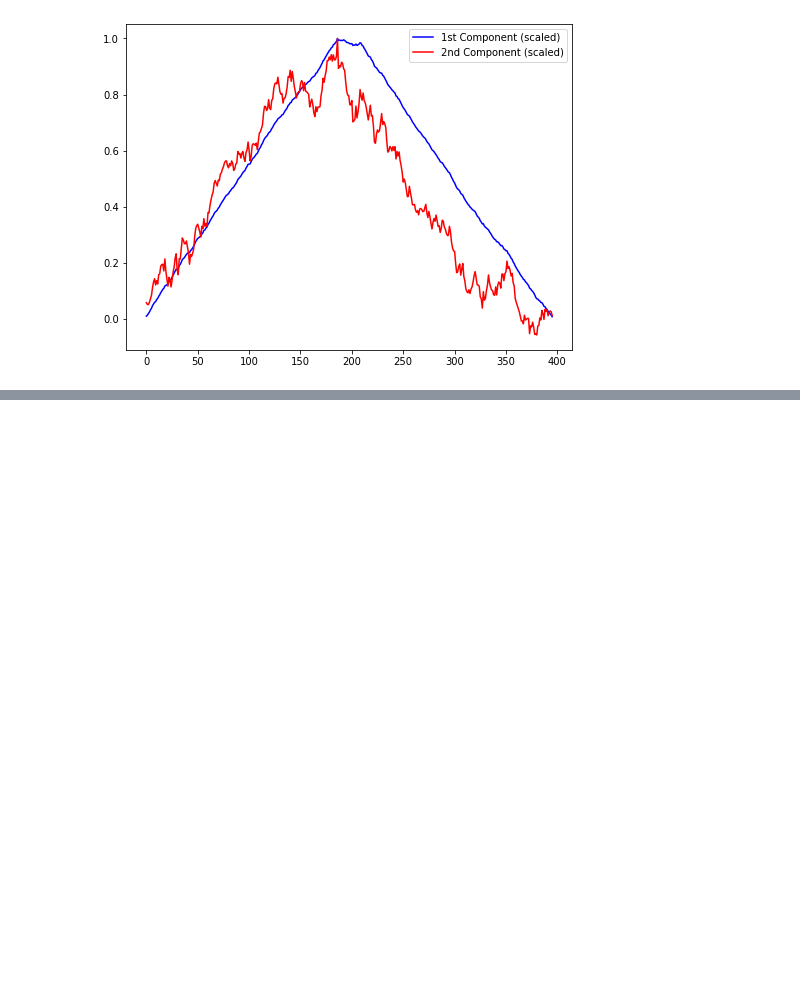
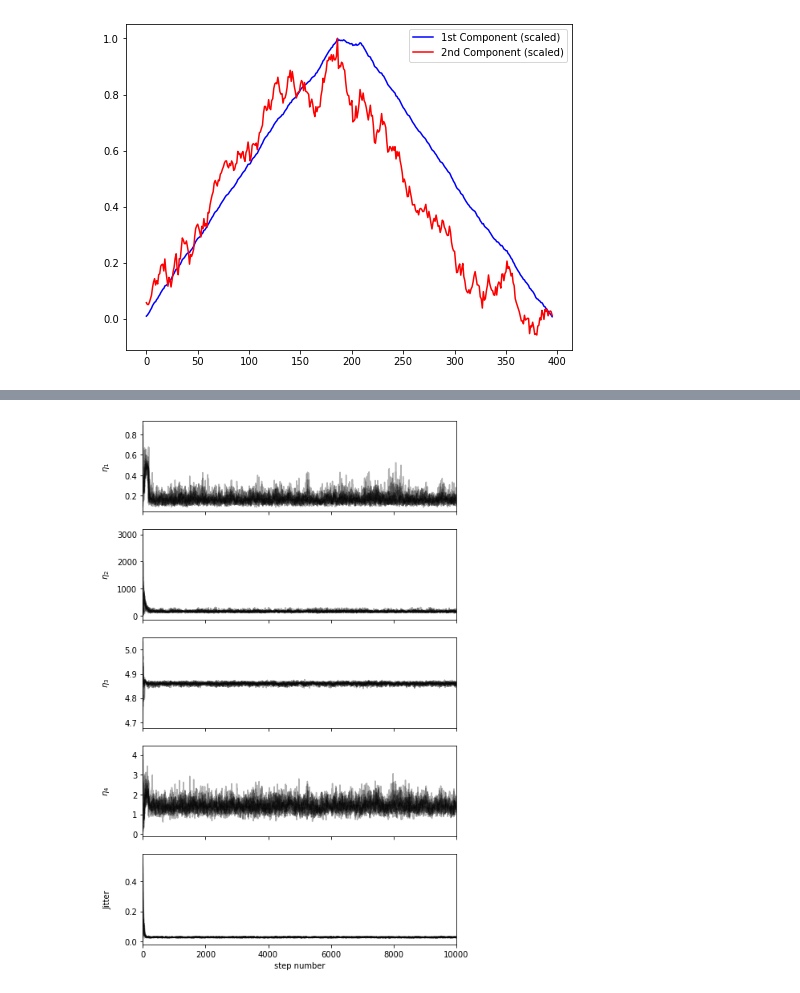
Before and after one commit to Paul-Charpentier/SPCAndie, a Jupyter notebook: GwPCA.ipynb, the cells around one changed output, grey strips where cells are left out. Drawn from its saved outputs; the diff is of its cells as text; code cells hidden in the pictures; blank space fills up the shorter version.

```diff
--- a/GwPCA.ipynb
+++ b/GwPCA.ipynb
@@ -433,0 +480,26 @@ plt.show()
+# %%
+def priors():
+    return np.array([n_eta1.rvs(),n_eta2.rvs(), n_eta3.rvs(), n_eta4.rvs(), jitter.rvs()])
+
+def logPosterior(HyperParam):
+    n1,n2,n3,n4, j = HyperParam
+
+    logprior = n_eta1.logpdf(n1)
+    logprior += n_eta2.logpdf(n2)
+    logprior += n_eta3.logpdf(n3)
+    logprior += n_eta4.logpdf(n4)
+    logprior += jitter.logpdf(j)
+
+    kernel = kernels.QuasiPeriodic(n1,n2,n3,n4) + kernels.WhiteNoise(j)
+    mean = means.Constant(np.mean(B))
+    gpOBJ = process.GP(kernel,mean,times_B,B, yerr = 1e-12 * np.identity(times_B.size))
+
+    logposterior = gpOBJ.log_likelihood() + logprior
+    return logposterior
+# %%
+ndim = priors().size
+nwalkers = 2*ndim
+
+sampler = emcee.EnsembleSampler(nwalkers, ndim, logPosterior)
+p0=[priors() for i in range(nwalkers)]
+sampler.run_mcmc(p0, 10000, progress=True)
@@ -433,0 +524,15 @@ plt.show()
+# %%
+#chains plot
+fig, axes = plt.subplots(5, figsize=(7, 12), sharex=True)
+samples = sampler.get_chain()
+labels = ["$\eta_1$", "$\eta_2$", "$\eta_3$", "$\eta_4$", "Jitter"]
+for i in range(ndim):
+    ax = axes[i]
+    ax.plot(samples[:, :, i], "k", alpha=0.3)
+    ax.set_xlim(0, len(samples))
+    ax.set_ylabel(labels[i])
+    ax.yaxis.set_label_coords(-0.1, 0.5)
+axes[-1].set_xlabel("step number");
+plt.show()
+# %% [output]
+[figure, added]
```
Also changed, not shown: parts of 9 cells of this notebook.
